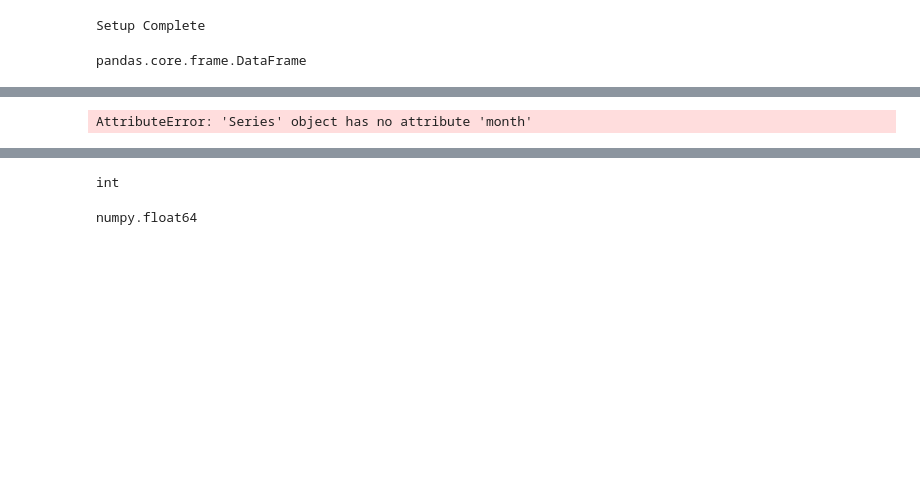
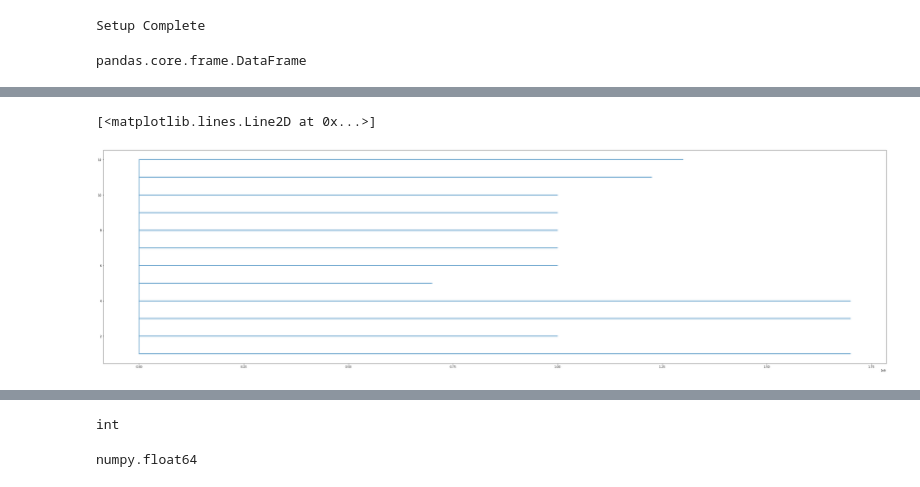
Before and after one commit to venkateshatgit/SCM-ML, a Jupyter notebook: MLProject-checkpoint.ipynb, the cells around one changed output, grey strips where cells are left out. Drawn from its saved outputs; the diff is of its cells as text; code cells hidden in the pictures; blank space fills up the shorter version.

```diff
--- a/MLProject-checkpoint.ipynb
+++ b/MLProject-checkpoint.ipynb
@@ -659,7 +641,9 @@ SyntaxError: invalid syntax (<ipython-input-232-eed761f0ab22>, line 1)
-# %%
-sns.regplot(p, y=df['Invoice Qty'])
-# %% [output]
-AttributeError: 'Series' object has no attribute 'month'
+# %%
+rcParams['figure.figsize'] = 50,14
+plt.plot(df['Invoice_Qty'], df['Application_date'].dt.month)
+# %% [output]
+[<matplotlib.lines.Line2D at 0x...>]
+[figure, added]
 # %%
 x=df['Application_date'][0].month
 # %%
```
Also changed, not shown: parts of 51 cells of this notebook.
